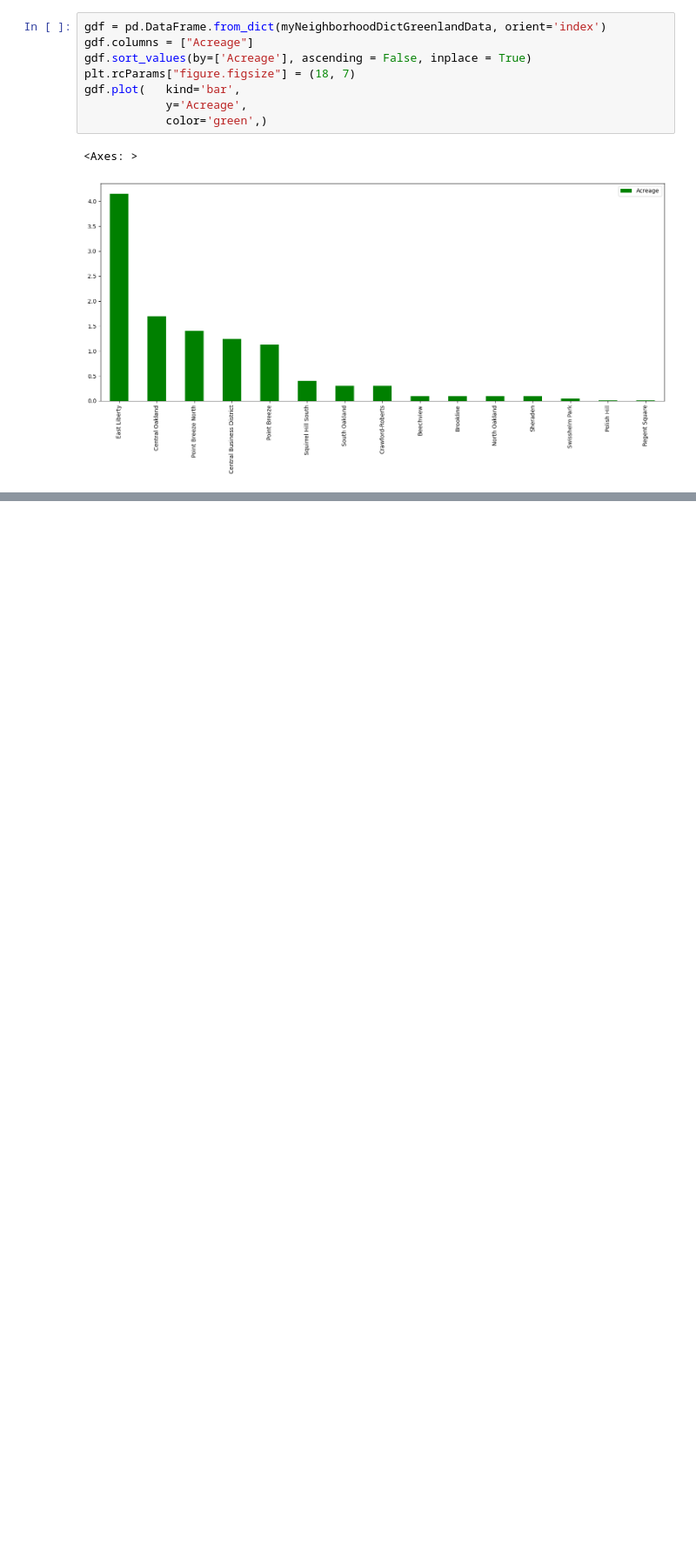
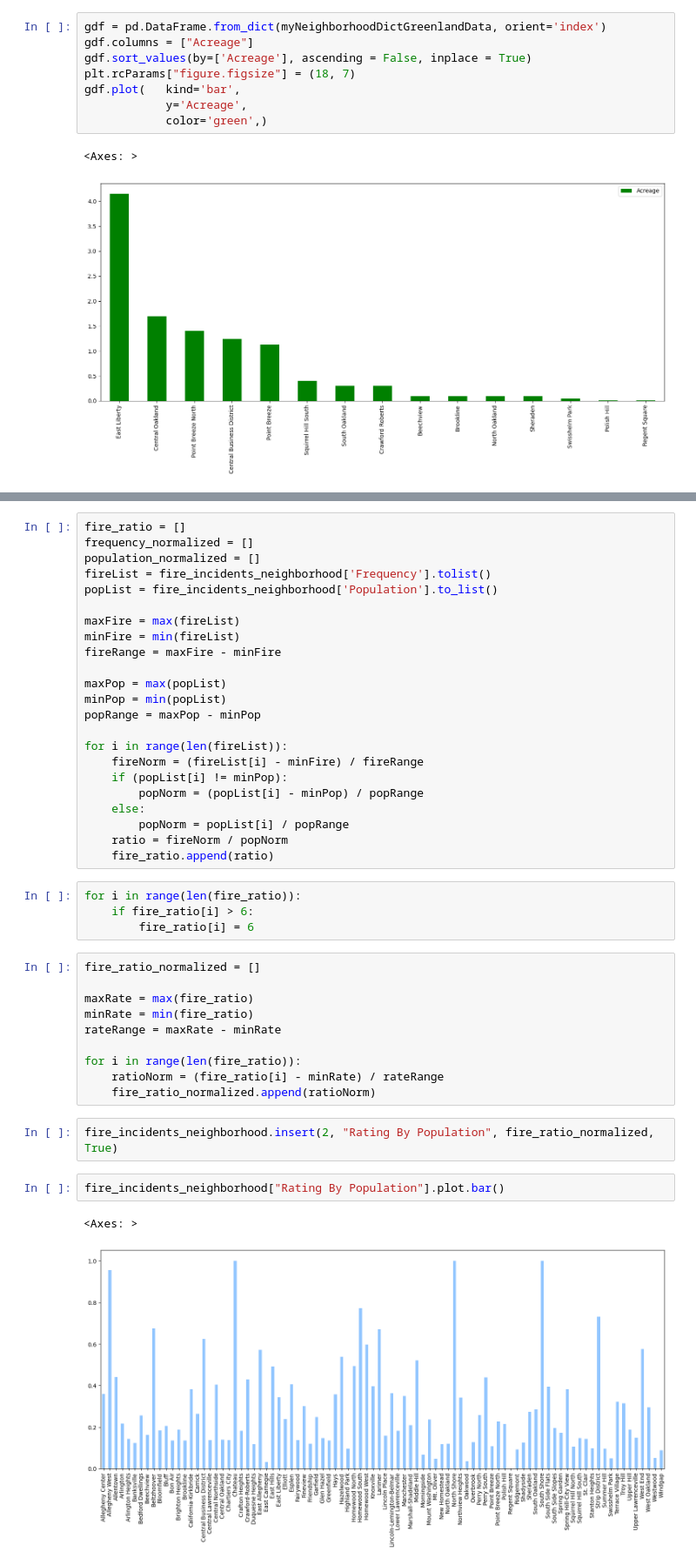
Before and after one commit to XianyuZhao04/CMPINF-0010-FinalProject, a Jupyter notebook: finalNotebook.ipynb, the cells around one changed output, grey strips where cells are left out. Shown at 87% size. Drawn from its saved outputs; the diff is of its cells as text; blank space fills up the shorter version.

```diff
--- a/finalNotebook.ipynb
+++ b/finalNotebook.ipynb
@@ -165,0 +189,44 @@ Crawford-Roberts : 0.7228915662650603
+# %%
+fire_ratio = []
+frequency_normalized = []
+population_normalized = []
+fireList = fire_incidents_neighborhood['Frequency'].tolist()
+popList = fire_incidents_neighborhood['Population'].to_list()
+
+maxFire = max(fireList)
+minFire = min(fireList)
+fireRange = maxFire - minFire
+
+maxPop = max(popList)
+minPop = min(popList)
+popRange = maxPop - minPop
+
+for i in range(len(fireList)):
+    fireNorm = (fireList[i] - minFire) / fireRange
+    if (popList[i] != minPop):
+        popNorm = (popList[i] - minPop) / popRange
+    else:
+        popNorm = popList[i] / popRange
+    ratio = fireNorm / popNorm
+    fire_ratio.append(ratio)
+# %%
+for i in range(len(fire_ratio)):
+    if fire_ratio[i] > 6:
+        fire_ratio[i] = 6
+# %%
+fire_ratio_normalized = []
+
+maxRate = max(fire_ratio)
+minRate = min(fire_ratio)
+rateRange = maxRate - minRate
+
+for i in range(len(fire_ratio)):
+    ratioNorm = (fire_ratio[i] - minRate) / rateRange
+    fire_ratio_normalized.append(ratioNorm)
+# %%
+fire_incidents_neighborhood.insert(2, "Rating By Population", fire_ratio_normalized, True)
+# %%
+fire_incidents_neighborhood["Rating By Population"].plot.bar()
+# %% [output]
+<Axes: >
+[figure, added]
```
Also changed, not shown: parts of 34 cells of this notebook.
